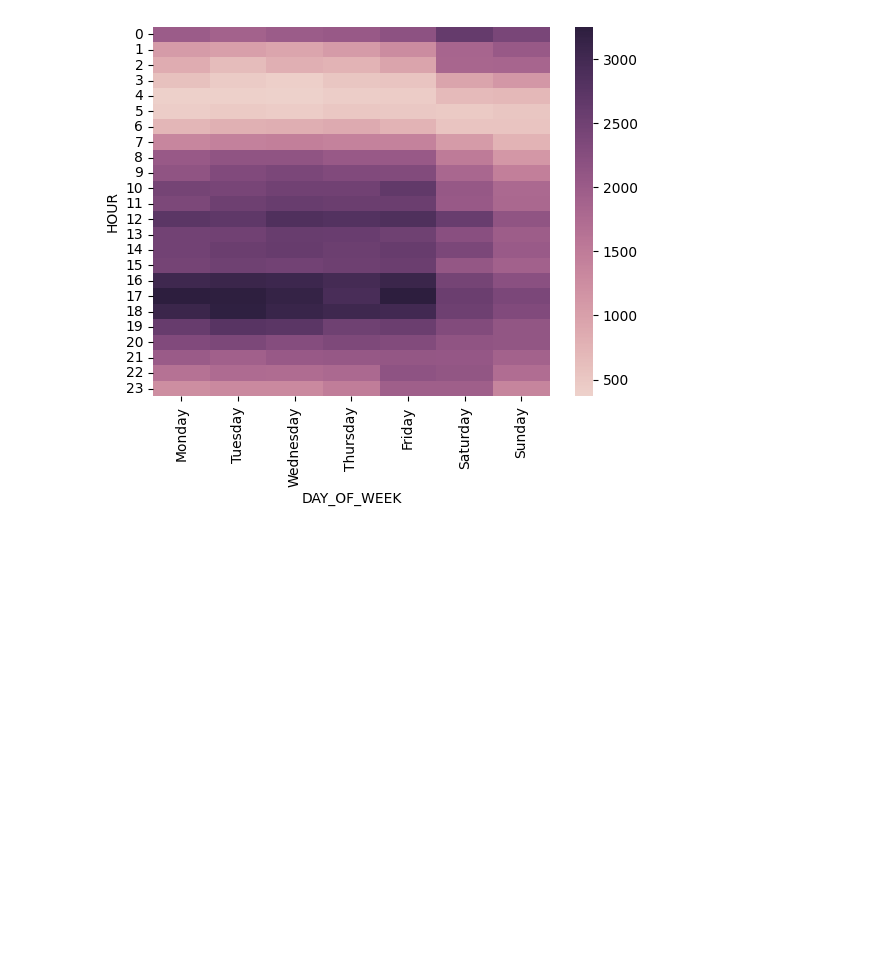
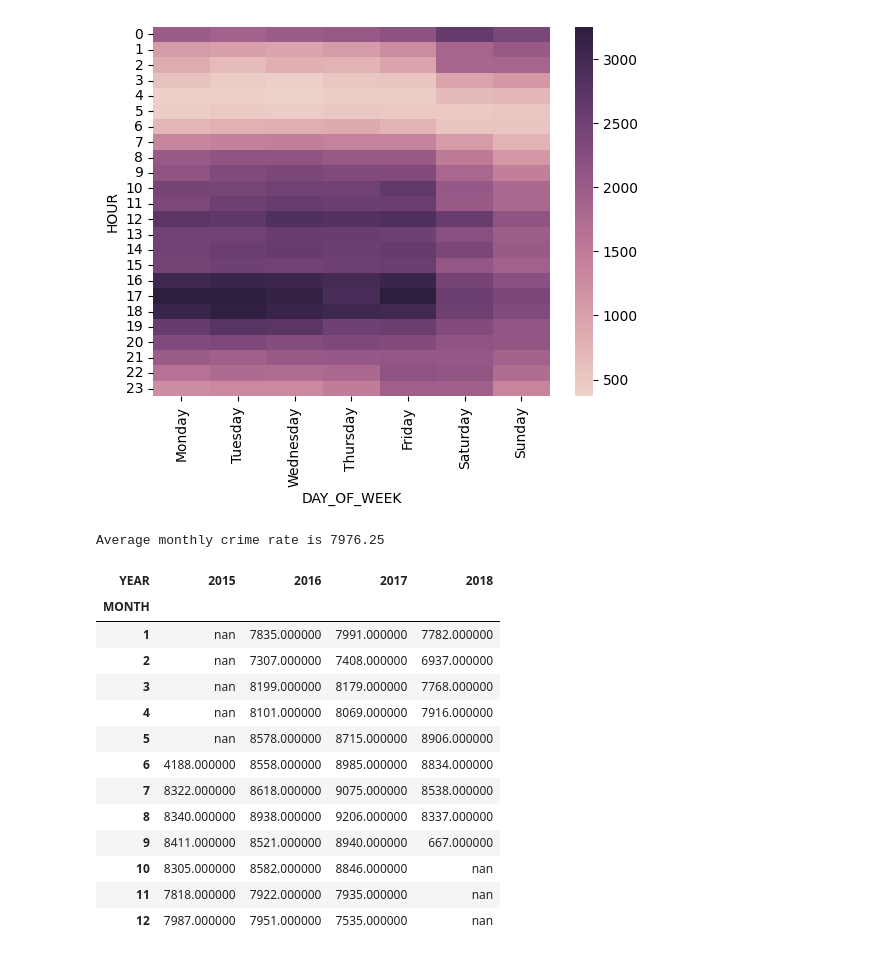
Before and after one commit to francisphamsd/crime-data-exploration, a Jupyter notebook: BostonCrimeAnalysis.ipynb, the cells around one changed output. Cells and saved outputs as stored; diff of their text form; code cells hidden in the pictures; blank space fills up the shorter version.

Commit message:
Complete analysis and update ReadMe file. Need Tableau Viz in the future

```diff
--- a/BostonCrimeAnalysis.ipynb
+++ b/BostonCrimeAnalysis.ipynb
@@ -360,4 +361,36 @@ sns.heatmap(week_and_hour, cmap=sns.cubehelix_palette(as_cmap=True))
 # %% [output]
 <Axes: xlabel='DAY_OF_WEEK', ylabel='HOUR'>
 [figure]
+# %%
+# 5a. In which months were the number of crimes below average?
+year_and_month = crime.groupby(['MONTH', 'YEAR']).count()['INCIDENT_NUMBER'].unstack()
+crime_average = crime.groupby(['MONTH', 'YEAR']).count()['INCIDENT_NUMBER'].mean()
+print(f'Average monthly crime rate is {crime_average}')
+# def highlight_below_average(val):
+#     color = 'red' if val < crime_average else None
+#     return f'color:{color}'
+
+# def highlight_max(s):
+#     is_max = s == s.max()
+#     return ['background-color: yellow' if v else '' for v in is_max]
+
+# year_and_month.style.apply(lambda x: x.map(highlight_below_average), axis=None)
+
+year_and_month.style.highlight_between(left=0, right=crime_average, color='yellow').highlight_max(color='red')
+# %% [output]
+Average monthly crime rate is 7976.25
+| YEAR | 2015 | 2016 | 2017 | 2018 |
+| MONTH |  |  |  |  |
+| 1 | nan | 7835.000000 | 7991.000000 | 7782.000000 |
+| 2 | nan | 7307.000000 | 7408.000000 | 6937.000000 |
+| 3 | nan | 8199.000000 | 8179.000000 | 7768.000000 |
+| 4 | nan | 8101.000000 | 8069.000000 | 7916.000000 |
+| 5 | nan | 8578.000000 | 8715.000000 | 8906.000000 |
+| 6 | 4188.000000 | 8558.000000 | 8985.000000 | 8834.000000 |
+| 7 | 8322.000000 | 8618.000000 | 9075.000000 | 8538.000000 |
+| 8 | 8340.000000 | 8938.000000 | 9206.000000 | 8337.000000 |
+| 9 | 8411.000000 | 8521.000000 | 8940.000000 | 667.000000 |
+| 10 | 8305.000000 | 8582.000000 | 8846.000000 | nan |
+| 11 | 7818.000000 | 7922.000000 | 7935.000000 | nan |
+| 12 | 7987.000000 | 7951.000000 | 7535.000000 | nan |
 # %%
```
Also changed, not shown: parts of 5 cells of this notebook, 1 other file.
